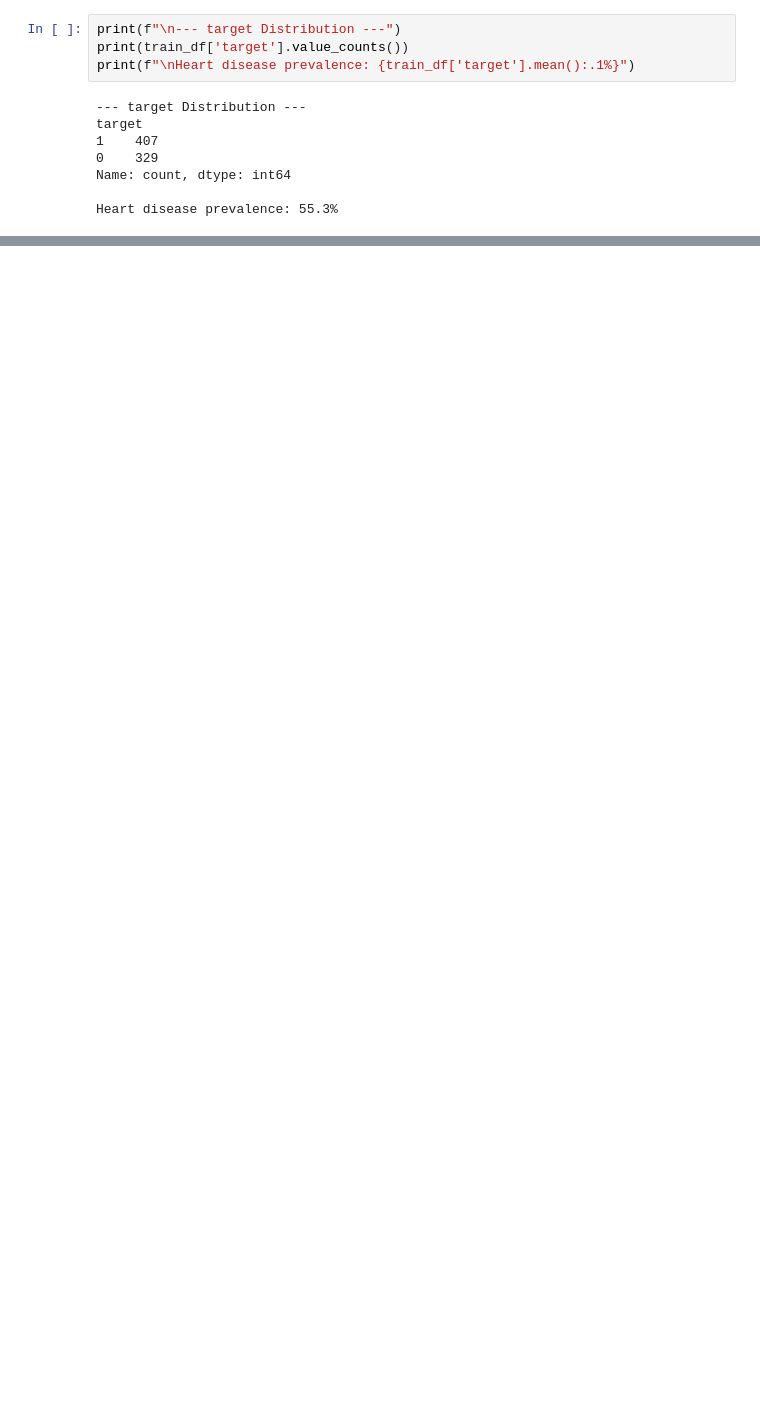
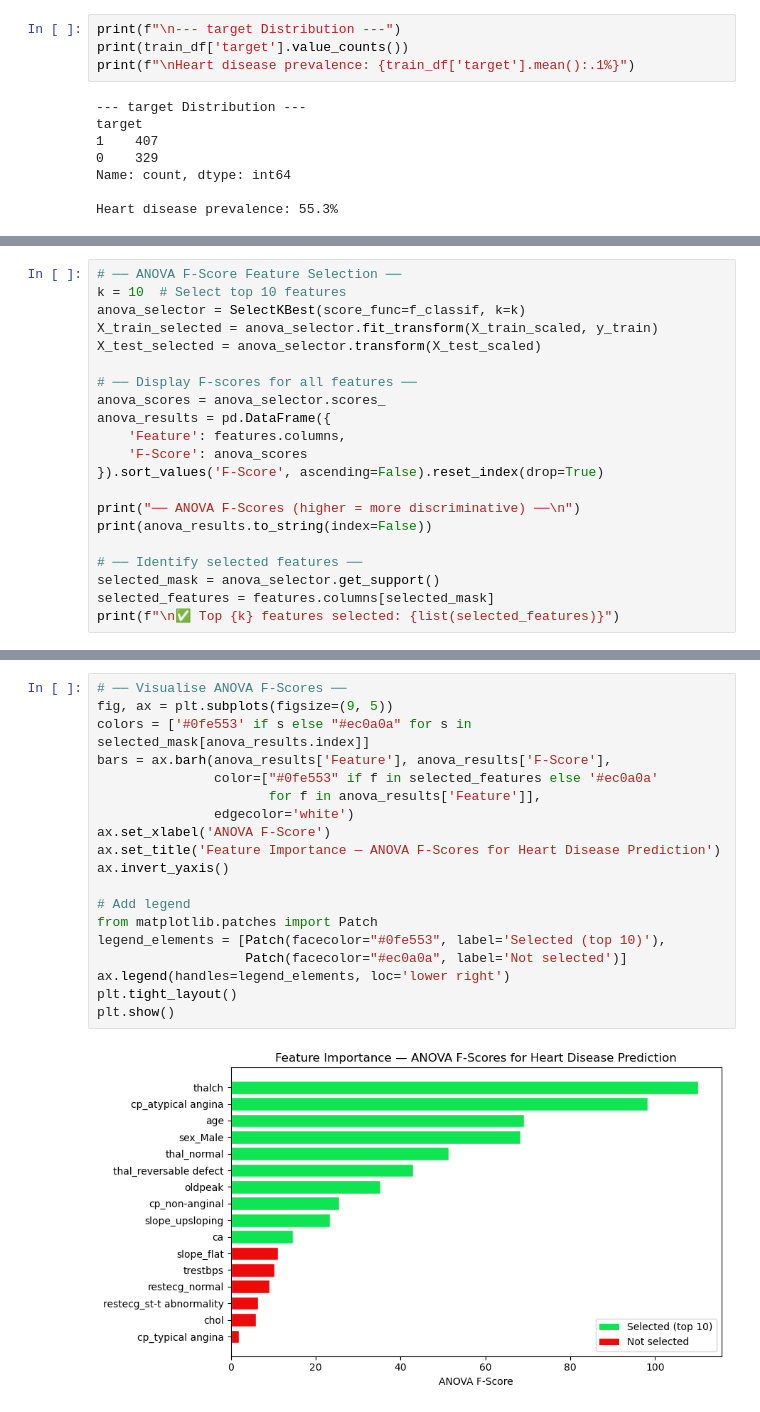
Before and after one commit to Team2sn/SPARK-TEAM-2-SENEGAL, a Jupyter notebook: Hackaton week 6/notebooks/spark-2026-heart_disease-notebook.ipynb, the cells around one changed output, grey strips where cells are left out. Saved outputs shown, nothing was run; the diff lists cells and outputs as text; blank space fills up the shorter version.

```diff
--- a/Hackaton week 6/notebooks/spark-2026-heart_disease-notebook.ipynb
+++ b/Hackaton week 6/notebooks/spark-2026-heart_disease-notebook.ipynb
@@ -150,0 +364,21 @@ Total complete cases: 246 / 736
+# %%
+# ── ANOVA F-Score Feature Selection ──
+k = 10  # Select top 10 features
+anova_selector = SelectKBest(score_func=f_classif, k=k)
+X_train_selected = anova_selector.fit_transform(X_train_scaled, y_train)
+X_test_selected = anova_selector.transform(X_test_scaled)
+
+# ── Display F-scores for all features ──
+anova_scores = anova_selector.scores_
+anova_results = pd.DataFrame({
+    'Feature': features.columns,
+    'F-Score': anova_scores
+}).sort_values('F-Score', ascending=False).reset_index(drop=True)
+
+print("── ANOVA F-Scores (higher = more discriminative) ──\n")
+print(anova_results.to_string(index=False))
+
+# ── Identify selected features ──
+selected_mask = anova_selector.get_support()
+selected_features = features.columns[selected_mask]
+print(f"\n✅ Top {k} features selected: {list(selected_features)}")
@@ -150,0 +410,21 @@ Total complete cases: 246 / 736
+# %%
+# ── Visualise ANOVA F-Scores ──
+fig, ax = plt.subplots(figsize=(9, 5))
+colors = ['#0fe553' if s else "#ec0a0a" for s in selected_mask[anova_results.index]]
+bars = ax.barh(anova_results['Feature'], anova_results['F-Score'],
+               color=["#0fe553" if f in selected_features else '#ec0a0a'
+                      for f in anova_results['Feature']],
+               edgecolor='white')
+ax.set_xlabel('ANOVA F-Score')
+ax.set_title('Feature Importance — ANOVA F-Scores for Heart Disease Prediction')
+ax.invert_yaxis()
+
+# Add legend
+from matplotlib.patches import Patch
+legend_elements = [Patch(facecolor="#0fe553", label='Selected (top 10)'),
+                   Patch(facecolor="#ec0a0a", label='Not selected')]
+ax.legend(handles=legend_elements, loc='lower right')
+plt.tight_layout()
+plt.show()
+# %% [output]
+[figure, added]
```
Also changed, not shown: parts of 33 cells of this notebook.
